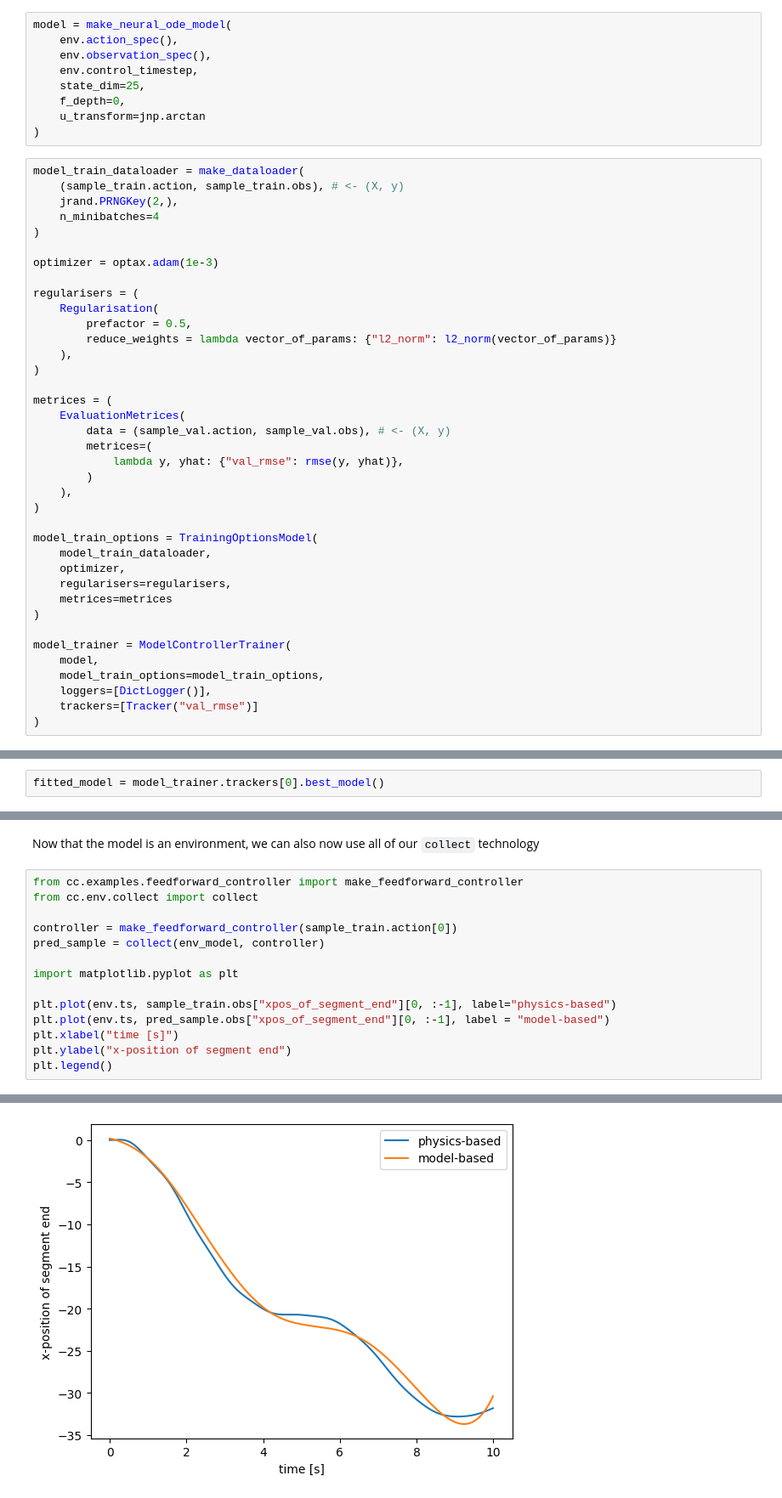
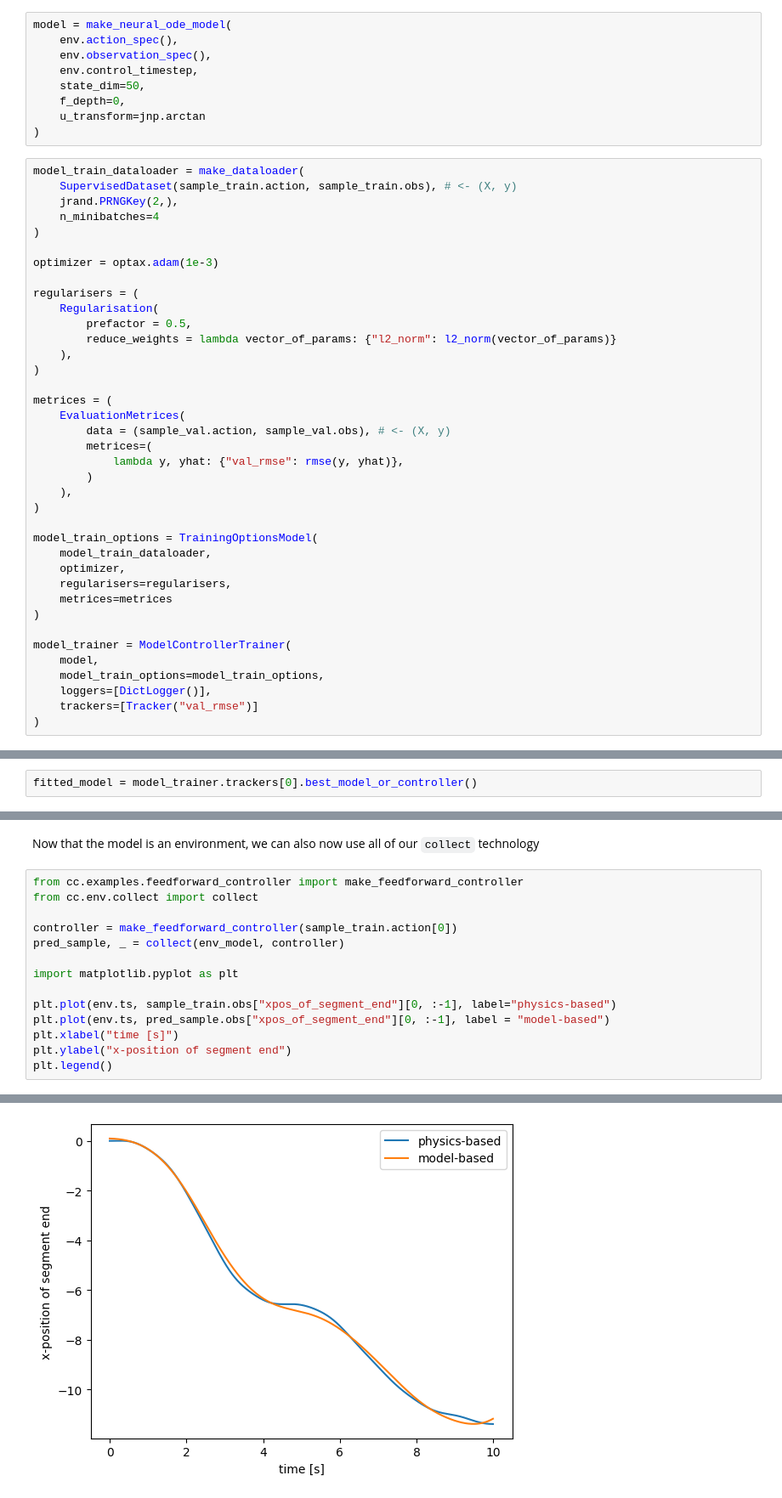
Before and after one commit to simon-bachhuber/chain_control, a Jupyter notebook: docs/3_training_a_model.ipynb, the cells around one changed output, grey strips where cells are left out. Shown: that part at 85% size. Drawn from its saved outputs; the diff is of its cells as text.

```diff
--- a/docs/3_training_a_model.ipynb
+++ b/docs/3_training_a_model.ipynb
@@ -36,13 +35,13 @@ model = make_neural_ode_model(
     env.action_spec(),
     env.observation_spec(),
     env.control_timestep,
-    state_dim=25,
+    state_dim=50,
     f_depth=0,
     u_transform=jnp.arctan
 )
 # %%
 model_train_dataloader = make_dataloader(
-    (sample_train.action, sample_train.obs), # <- (X, y)
+    SupervisedDataset(sample_train.action, sample_train.obs), # <- (X, y)
     jrand.PRNGKey(2,),
     n_minibatches=4
 )
@@ -87,5 +86,5 @@ model_trainer.trackers[0].best_metric()
 # %%
-fitted_model = model_trainer.trackers[0].best_model()
+fitted_model = model_trainer.trackers[0].best_model_or_controller()
 # %%
 import numpy as np
 import equinox as eqx
@@ -145,17 +144,17 @@ Now that the model is an environment, we can also now use all of our `collect` t
 # %%
 from cc.examples.feedforward_controller import make_feedforward_controller
 from cc.env.collect import collect
 
 controller = make_feedforward_controller(sample_train.action[0])
-pred_sample = collect(env_model, controller)
+pred_sample, _ = collect(env_model, controller)
 
 import matplotlib.pyplot as plt
 
 plt.plot(env.ts, sample_train.obs["xpos_of_segment_end"][0, :-1], label="physics-based")
 plt.plot(env.ts, pred_sample.obs["xpos_of_segment_end"][0, :-1], label = "model-based")
 plt.xlabel("time [s]")
 plt.ylabel("x-position of segment end")
 plt.legend()
 # %% [output]
 <matplotlib.legend.Legend at 0x...>
-[figure, old version]
+[figure, new version]
```
Also changed, not shown: parts of 14 cells of this notebook, 4 other files.
